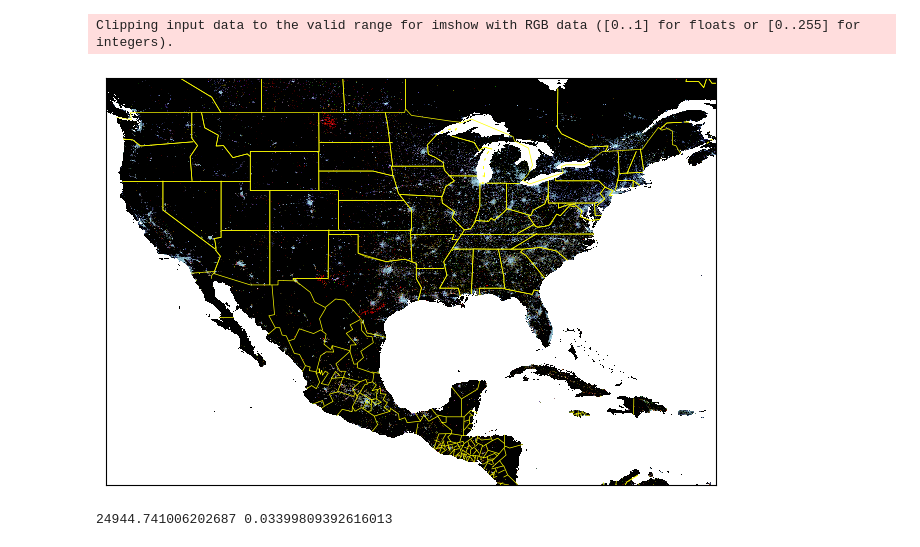
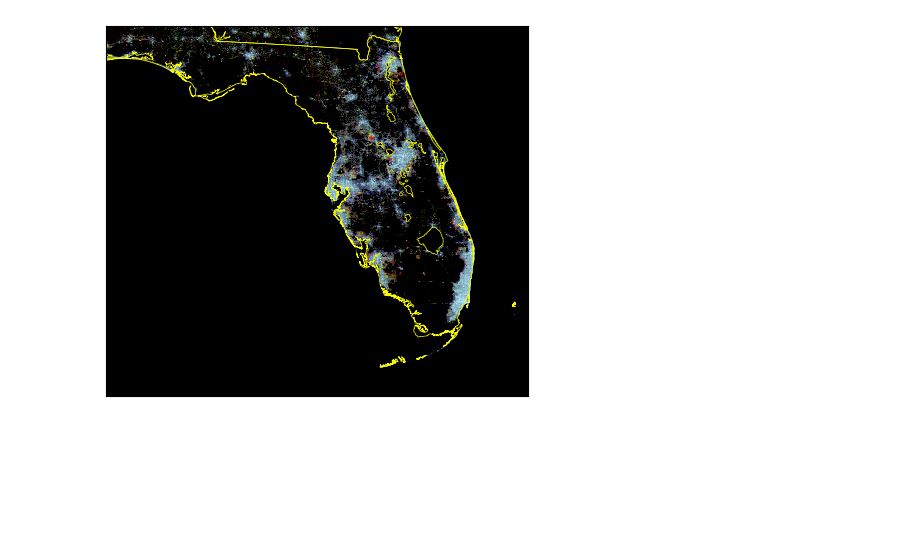
Before and after one commit to LanceryH/NASA-hackathon-2024, a Jupyter notebook: main.ipynb, the cells around one changed output. Cells and saved outputs as stored; diff of their text form; code cells hidden in the pictures; blank space fills up the shorter version.

```diff
--- a/main.ipynb
+++ b/main.ipynb
@@ -75,55 +61,13 @@ extent_for_tif = convert_2_cyl(start_row, start_col, end_row, end_col, tif_image
 # %%
 plt.figure()
 m = Basemap(projection='cyl',
-                llcrnrlat=extent_for_tif[2], urcrnrlat=extent_for_tif[3],
-                llcrnrlon=extent_for_tif[0], urcrnrlon=extent_for_tif[1])
-m.drawcountries(color="yellow")
-m.drawstates(color="yellow")
-# m.drawcoastlines(color="yellow")
-plt.imshow(chunk_image, extent=extent_for_tif, interpolation='none')
-plt.tight_layout()
+            llcrnrlat=low_right_corner[1], urcrnrlat=up_left_corner[1],
+            llcrnrlon=up_left_corner[0], urcrnrlon=low_right_corner[0],
+            resolution="h")
+m.drawcountries(color="yellow",linewidth=0.5)
+m.drawstates(color="yellow",linewidth=0.5)
+m.drawcoastlines(color="yellow",linewidth=0.5)
+plt.imshow(image, interpolation='none', extent=(up_left_corner[0],low_right_corner[0],low_right_corner[1],up_left_corner[1]))
 plt.show()
 # %% [output]
-Clipping input data to the valid range for imshow with RGB data ([0..1] for floats or [0..255] for integers).
-[figure, old version]
+[figure, new version]
-# %%
-import xml.etree.ElementTree as ET
-import numpy as np
-import matplotlib.pyplot as plt
-from scipy.optimize import curve_fit
-
-# Parse the XML file
-tree = ET.parse('GDP_PPP.xml')
-root = tree.getroot()
-
-# Extract years and GDP values
-years = []
-gdp = []
-
-# Loop through each record to extract year and value
-for record in root.findall('data/record'):
-    country_elem = record.find('field[@name="Country or Area"]')
-    year_elem = record.find('field[@name="Year"]')
-    value_elem = record.find('field[@name="Value"]')
-
-    if (country_elem.text == "United States"):
-        try:
-            year = int(year_elem.text)
-            value = float(value_elem.text) if value_elem.text else np.nan
-            if not np.isnan(value):
-                years.append(year)
-                gdp.append(value)
-        except ValueError:
-            continue
-
-# Define exponential model
-def function(t, GDP_0, r):
-    return GDP_0 * np.exp(r * (t - years[0]))
-
-# Fit the model to the data
-popt, pcov = curve_fit(function, years, gdp, p0=(gdp[0], 0.03))
-GDP_0, r = popt
-
-print (GDP_0, r)
-# %% [output]
-24944.741006202687 0.03399809392616013
```
Also changed, not shown: parts of 17 cells of this notebook, 9 other files.
